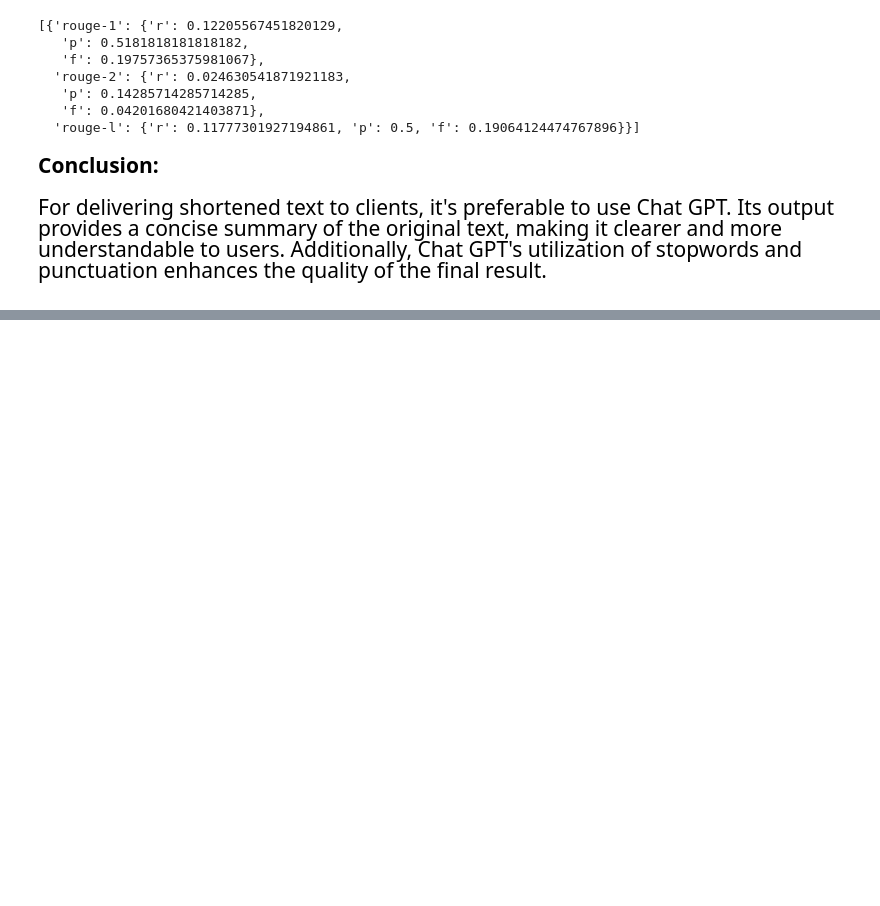
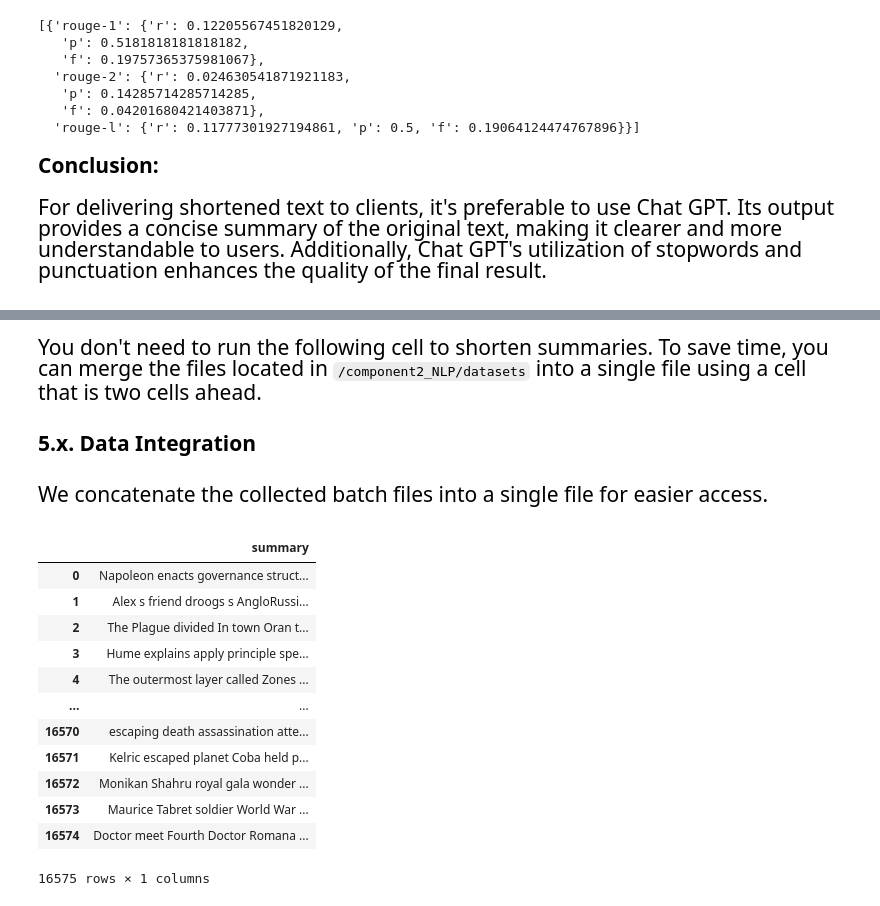
Before and after one commit to amirho3einsedaghati/DA_NLP_CV, a Jupyter notebook: component2_NLP/Component2_NLP.ipynb, the cells around one changed output, grey strips where cells are left out. Drawn from its saved outputs; the diff is of its cells as text; code cells hidden in the pictures; blank space fills up the shorter version.

```diff
--- a/component2_NLP/Component2_NLP.ipynb
+++ b/component2_NLP/Component2_NLP.ipynb
@@ -684,0 +629,11 @@ predicted_sample_summaries.to_csv('1000_shortened_summaries.csv', index=False)
+# %% [markdown]
+<div style="color:black;
+           display:fill;
+           border-radius:5px;
+           font-size:150%;
+           font-family:Verdana;
+           letter-spacing:0.5px;
+           text-align:left">
+
+You don't need to run the following cell to shorten summaries. To save time, you can merge the files located in <code>/component2_NLP/datasets</code> into a single file using a cell that is two cells ahead.
+</div>
@@ -684,0 +662,23 @@ predicted_sample_summaries.to_csv('1000_shortened_summaries.csv', index=False)
+# %% [markdown]
+<div style="color:black;
+           display:fill;
+           border-radius:5px;
+           font-size:150%;
+           font-family:Verdana;
+           letter-spacing:0.5px;
+           text-align:left">
+
+<strong>5.x. Data Integration</strong>
+
+</div>
+# %% [markdown]
+<div style="color:black;
+           display:fill;
+           border-radius:5px;
+           font-size:150%;
+           font-family:Verdana;
+           letter-spacing:0.5px;
+           text-align:left">
+
+We concatenate the collected batch files into a single file for easier access.
+</div>
@@ -684,0 +692,17 @@ predicted_sample_summaries.to_csv('1000_shortened_summaries.csv', index=False)
+# %%
+df1 = df1.reset_index(drop=True)
+df1
+# %% [output]
+|  | summary |
+| 0 | Napoleon enacts governance struct... |
+| 1 | Alex s friend droogs s AngloRussi... |
+| 2 | The Plague divided In town Oran t... |
+| 3 | Hume explains apply principle spe... |
+| 4 | The outermost layer called Zones ... |
+| ... | ... |
+| 16570 | escaping death assassination atte... |
+| 16571 | Kelric escaped planet Coba held p... |
+| 16572 | Monikan Shahru royal gala wonder ... |
+| 16573 | Maurice Tabret soldier World War ... |
+| 16574 | Doctor meet Fourth Doctor Romana ... |
+16575 rows × 1 columns
```
Also changed, not shown: parts of 26 cells of this notebook.
